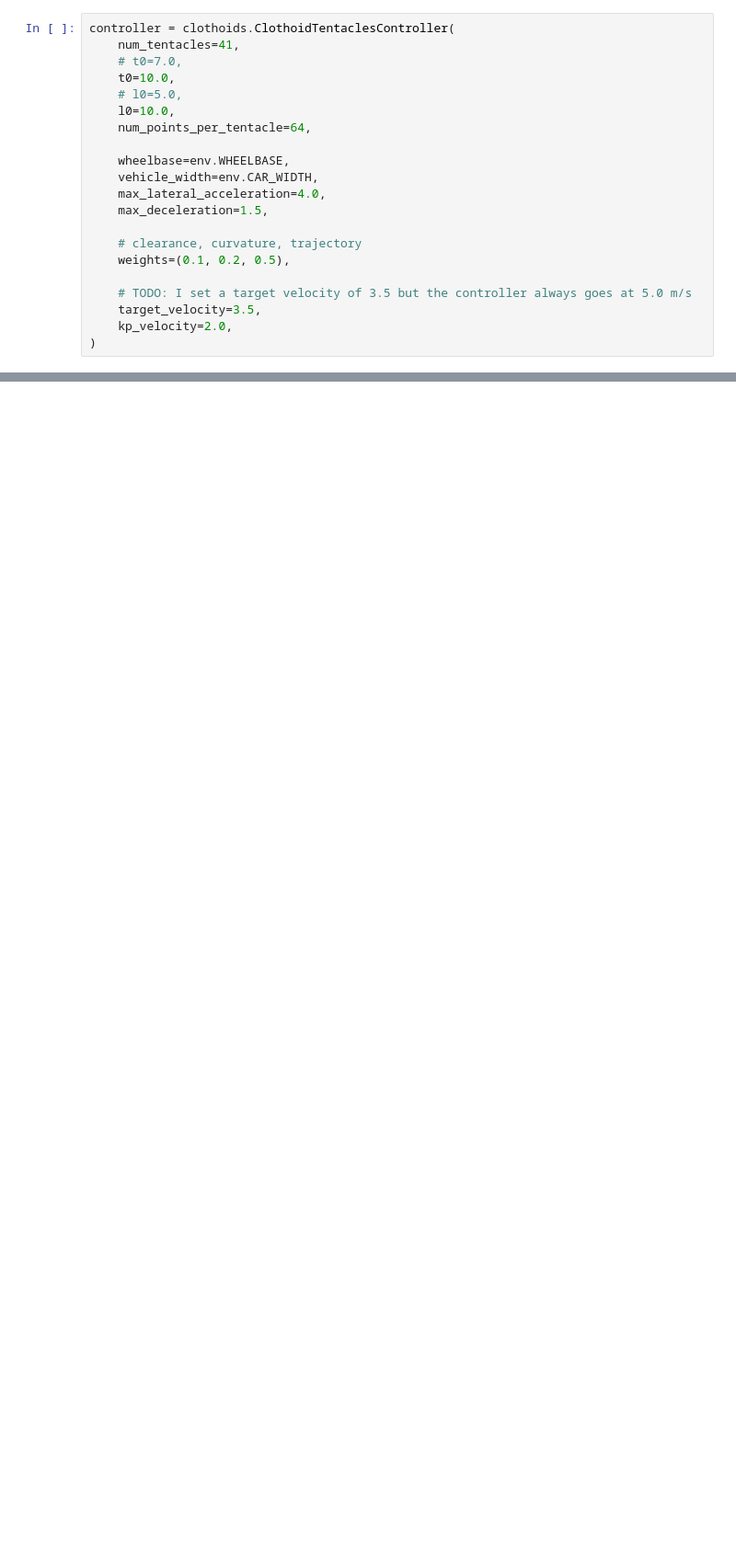
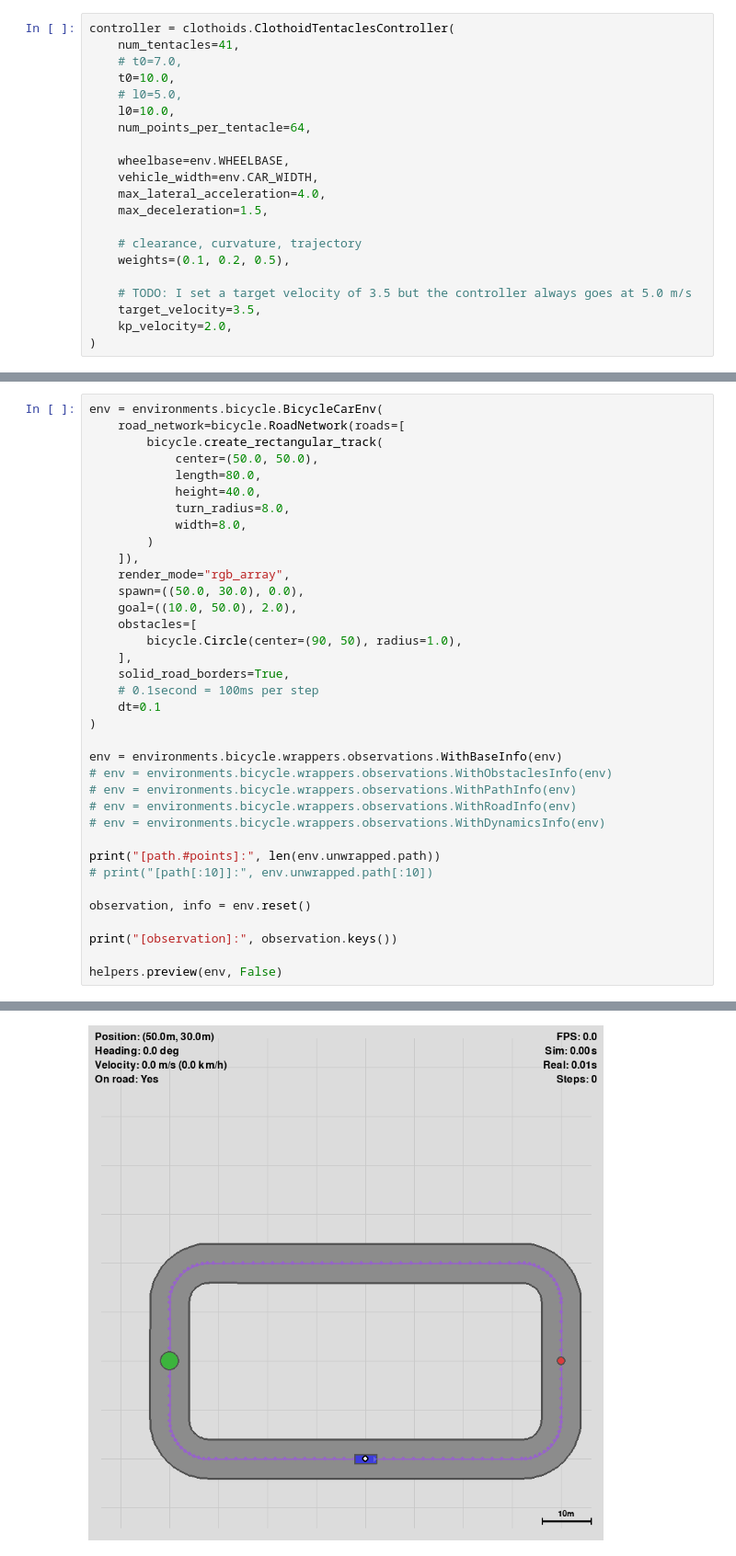
Before and after one commit to raideno/gymnasium-driving, a Jupyter notebook: index.ipynb, the cells around one changed output, grey strips where cells are left out. Shown at 92% size. Drawn from its saved outputs; the diff is of its cells as text; blank space fills up the shorter version.

Commit message:
chore: improve observation space by integrating wrappers

```diff
--- a/index.ipynb
+++ b/index.ipynb
@@ -61,0 +79,37 @@ controller = clothoids.ClothoidTentaclesController(
+# %%
+env = environments.bicycle.BicycleCarEnv(
+    road_network=bicycle.RoadNetwork(roads=[
+        bicycle.create_rectangular_track(
+            center=(50.0, 50.0),
+            length=80.0,
+            height=40.0,
+            turn_radius=8.0,
+            width=8.0,
+        )
+    ]),
+    render_mode="rgb_array",
+    spawn=((50.0, 30.0), 0.0),
+    goal=((10.0, 50.0), 2.0),
+    obstacles=[
+        bicycle.Circle(center=(90, 50), radius=1.0),
+    ],
+    solid_road_borders=True,
+    # 0.1second = 100ms per step
+    dt=0.1
+)
+
+env = environments.bicycle.wrappers.observations.WithBaseInfo(env)
+# env = environments.bicycle.wrappers.observations.WithObstaclesInfo(env)
+# env = environments.bicycle.wrappers.observations.WithPathInfo(env)
+# env = environments.bicycle.wrappers.observations.WithRoadInfo(env)
+# env = environments.bicycle.wrappers.observations.WithDynamicsInfo(env)
+
+print("[path.#points]:", len(env.unwrapped.path))
+# print("[path[:10]]:", env.unwrapped.path[:10])
+
+observation, info = env.reset()
+
+print("[observation]:", observation.keys())
+
+helpers.preview(env, False)
+# %% [output]
@@ -61,0 +118 @@ controller = clothoids.ClothoidTentaclesController(
+[figure, added]
```
Also changed, not shown: parts of 5 cells of this notebook, 12 other files.
